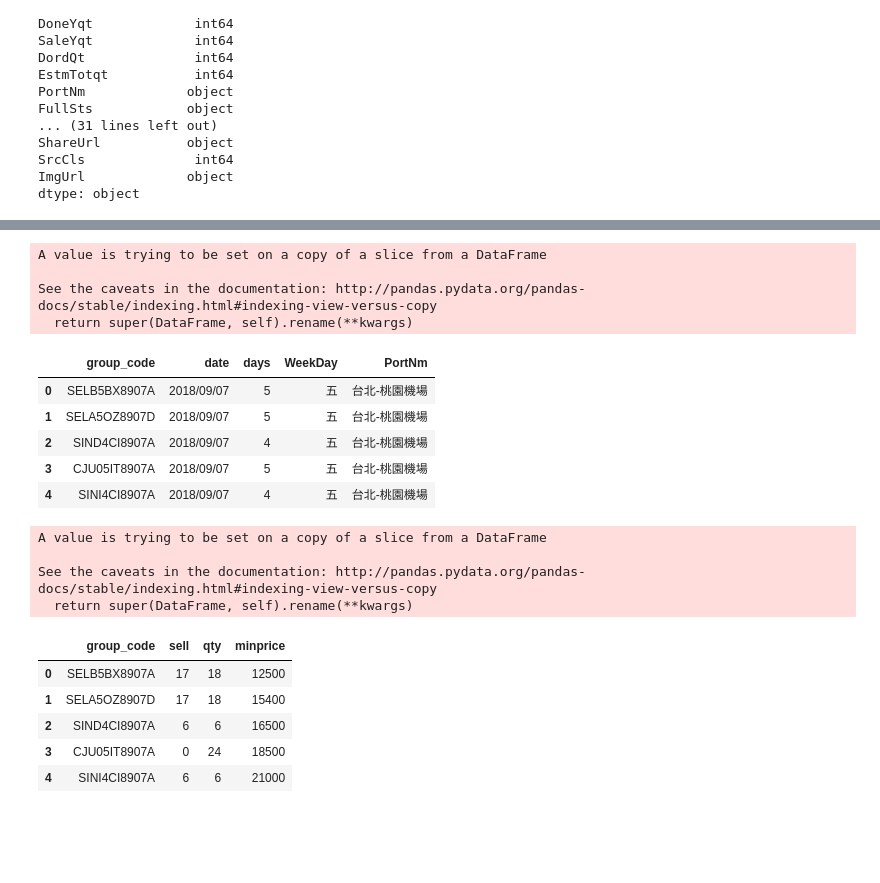
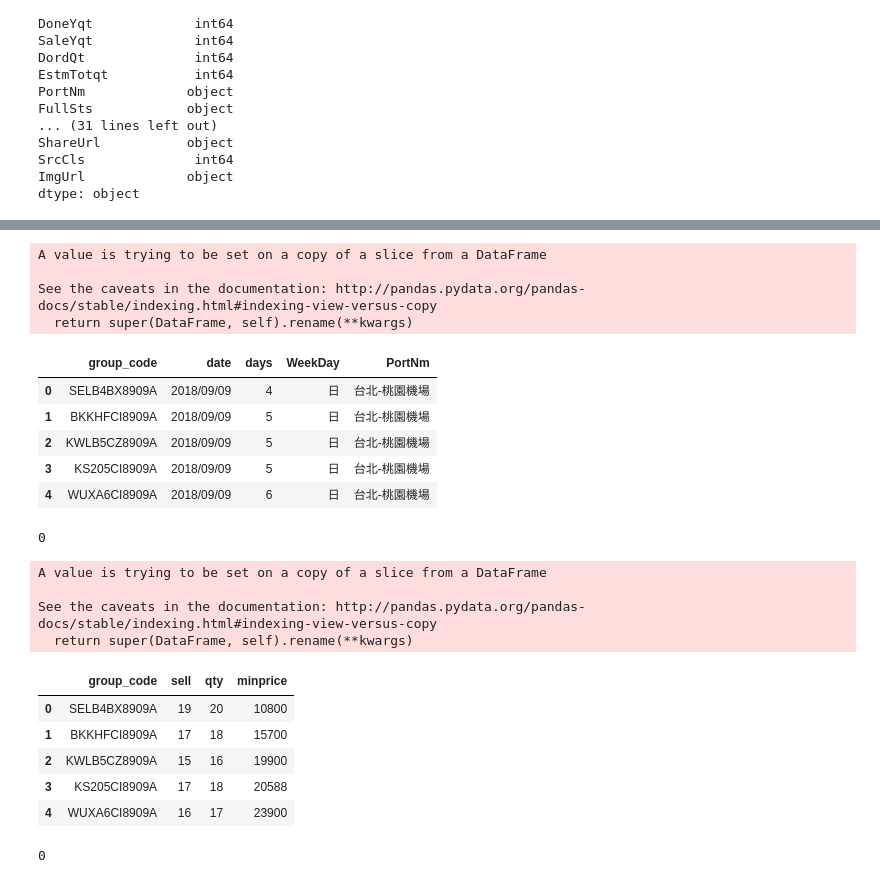
Before and after one commit to catxxx591/tour, a Jupyter notebook: tour2.ipynb, the cells around one changed output, grey strips where cells are left out. Drawn from its saved outputs; the diff is of its cells as text; code cells hidden in the pictures; blank space fills up the shorter version.

```diff
--- a/tour2.ipynb
+++ b/tour2.ipynb
@@ -354,16 +432,32 @@ Name: 0, dtype: object
 # %%
 date1 = data1[['GrupCd','LeavDt','GrupLn','WeekDay','PortNm']]
 date1.rename(columns={'GrupCd':'group_code','LeavDt':'date','GrupLn':'days'},inplace = True)
-date1.to_sql(name='date1',con=engine,  if_exists = 'replace', index=False)
+
 date1.head()
 # %% [output]
 A value is trying to be set on a copy of a slice from a DataFrame
 
 See the caveats in the documentation: http://pandas.pydata.org/pandas-docs/stable/indexing.html#indexing-view-versus-copy
   return super(DataFrame, self).rename(**kwargs)
 |  | group_code | date | days | WeekDay | PortNm |
-| 0 | SELB5BX8907A | 2018/09/07 | 5 | 五 | 台北-桃園機場 |
-| 1 | SELA5OZ8907D | 2018/09/07 | 5 | 五 | 台北-桃園機場 |
-| 2 | SIND4CI8907A | 2018/09/07 | 4 | 五 | 台北-桃園機場 |
-| 3 | CJU05IT8907A | 2018/09/07 | 5 | 五 | 台北-桃園機場 |
-| 4 | SINI4CI8907A | 2018/09/07 | 4 | 五 | 台北-桃園機場 |
+| 0 | SELB4BX8909A | 2018/09/09 | 4 | 日 | 台北-桃園機場 |
+| 1 | BKKHFCI8909A | 2018/09/09 | 5 | 日 | 台北-桃園機場 |
+| 2 | KWLB5CZ8909A | 2018/09/09 | 5 | 日 | 台北-桃園機場 |
+| 3 | KS205CI8909A | 2018/09/09 | 5 | 日 | 台北-桃園機場 |
+| 4 | WUXA6CI8909A | 2018/09/09 | 6 | 日 | 台北-桃園機場 |
+# %%
+sql = (
+"""    CREATE TABLE `tour`.`date1` (
+
+  `group_code` VARCHAR(15) NOT NULL,
+  `date` VARCHAR(10)  NULL,
+  `days` INT NULL,
+  `WeekDay` VARCHAR(2),
+  `PortNm` VARCHAR(15) NULL,
+  PRIMARY KEY (`group_code`),
+  UNIQUE INDEX `group_code_UNIQUE` (`group_code` ASC) VISIBLE);"""
+)
+
+cursor.execute(sql)
+# %% [output]
+0
@@ -370,7 +467,6 @@ See the caveats in the documentation: http://pandas.pydata.org/pandas-docs/stabl
 # %%
 sale1 = data1[['GrupCd','SaleYqt','EstmTotqt','SaleAm']]
 sale1.rename(columns={'GrupCd':'group_code','SaleYqt':'sell','EstmTotqt':'qty','SaleAm':'minprice'},inplace = True)
-sale1.to_sql(name='sale1',con=engine,  if_exists = 'replace', index=False)
 sale1.head()
 # %% [output]
 A value is trying to be set on a copy of a slice from a DataFrame
@@ -378,8 +474,23 @@ A value is trying to be set on a copy of a slice from a DataFrame
 See the caveats in the documentation: http://pandas.pydata.org/pandas-docs/stable/indexing.html#indexing-view-versus-copy
   return super(DataFrame, self).rename(**kwargs)
 |  | group_code | sell | qty | minprice |
-| 0 | SELB5BX8907A | 17 | 18 | 12500 |
-| 1 | SELA5OZ8907D | 17 | 18 | 15400 |
-| 2 | SIND4CI8907A | 6 | 6 | 16500 |
-| 3 | CJU05IT8907A | 0 | 24 | 18500 |
-| 4 | SINI4CI8907A | 6 | 6 | 21000 |
+| 0 | SELB4BX8909A | 19 | 20 | 10800 |
+| 1 | BKKHFCI8909A | 17 | 18 | 15700 |
+| 2 | KWLB5CZ8909A | 15 | 16 | 19900 |
+| 3 | KS205CI8909A | 17 | 18 | 20588 |
+| 4 | WUXA6CI8909A | 16 | 17 | 23900 |
+# %%
+sql = (
+"""    CREATE TABLE `tour`.`sale1` (
+
+  `group_code` VARCHAR(15) NOT NULL,
+  `sell` INT NULL,
+  `qty` INT NULL,
+  `minprice` INT NULL,
+  PRIMARY KEY (`group_code`),
+  UNIQUE INDEX `group_code_UNIQUE` (`group_code` ASC) VISIBLE);"""
+)
+
+cursor.execute(sql)
+# %% [output]
+0
```
Also changed, not shown: parts of 33 cells of this notebook.
